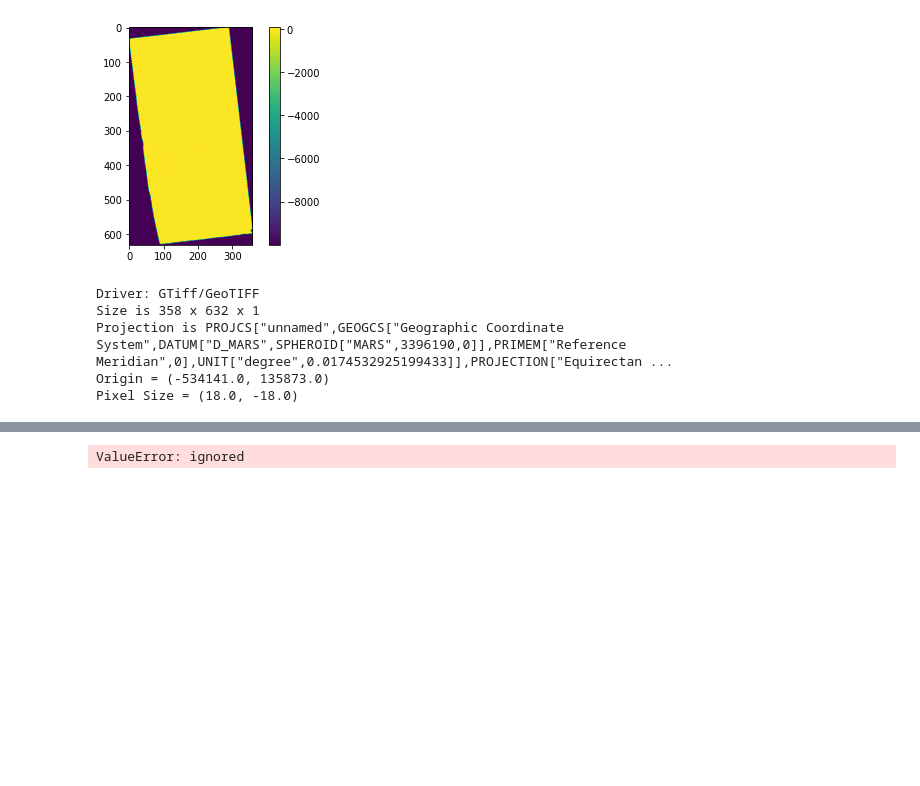
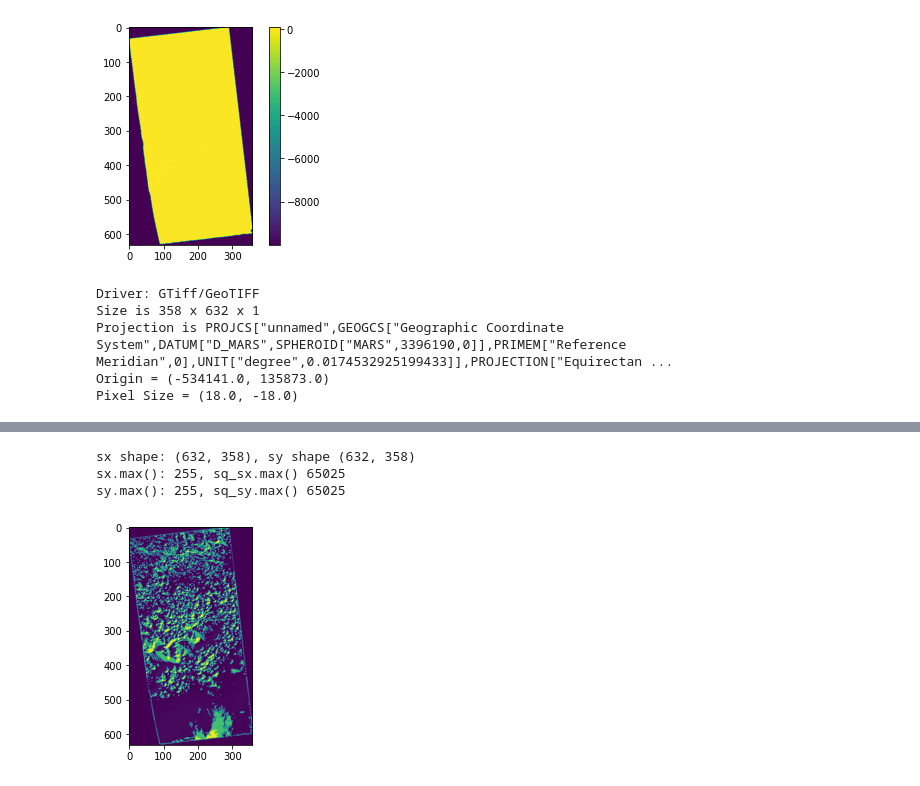
Before and after one commit to SalimFares4/Image-Segmentation, a Jupyter notebook: Code/Visualization/2D Visualization.ipynb, the cells around one changed output, grey strips where cells are left out. Saved outputs shown, nothing was run; the diff lists cells and outputs as text; code cells hidden in the pictures; blank space fills up the shorter version.

Commit message:
Don't even know what slope means anymore

```diff
--- a/Code/Visualization/2D Visualization.ipynb
+++ b/Code/Visualization/2D Visualization.ipynb
@@ -183,0 +198,27 @@ src.colorinterp[0]
+# %%
+# Get x-gradient in "sx"
+sx = ndimage.sobel(data_array_interp,axis=0,mode='constant')
+# Get y-gradient in "sy"
+sy = ndimage.sobel(data_array_interp,axis=1,mode='constant')
+# Get square root of sum of squares
+# sobel=np.hypot(sx,sy)
+print("sx shape: {}, sy shape {}".format(sx.shape, sy.shape))
+
+
+sq_sx = np.asarray([np.power(sx[i][j], 2) for i in range(sx.shape[0]) for j in range(sx.shape[1])])
+sq_sy = np.asarray([np.power(sy[i][j], 2) for i in range(sy.shape[0]) for j in range(sy.shape[1])])
+
+print("sx.max(): {}, sq_sx.max() {}".format(sx.max(), sq_sx.max()))
+print("sy.max(): {}, sq_sy.max() {}".format(sy.max(), sq_sy.max()))
+
+slope_result = np.sqrt(sq_sx+sq_sy)
+slope_result = np.reshape(slope_result, (632, 358))
+# Hopefully see some edges
+
+plt.imshow(slope_result)
+plt.show()
+# %% [output]
+sx shape: (632, 358), sy shape (632, 358)
+sx.max(): 255, sq_sx.max() 65025
+sy.max(): 255, sq_sy.max() 65025
+[figure, added]
@@ -184,12 +233,13 @@ src.colorinterp[0]
 # %%
-profile = src.profile
-profile['photometric'] = "RGB"
-with rasterio.open(dem_path+"rgb.tif", 'w', **profile) as dst:
-  dst.write(src.read())
+# import rasterio
+# src = rasterio.open(file_path)
+# src.colorinterp[0]
+# profile = src.profile
+# profile['photometric'] = "RGB"
+# with rasterio.open(dem_path+"rgb.tif", 'w', **profile) as dst:
+#   dst.write(src.read())
 
-from rasterio.enums import ColorInterp
-with rasterio.open(dem_path+"rgb.tif", 'r+', **profile) as src1:
-  src1.colorinterp = [ColorInterp.red, ColorInterp.green, ColorInterp.blue]
+# from rasterio.enums import ColorInterp
+# with rasterio.open(dem_path+"rgb.tif", 'r+', **profile) as src1:
+#   src1.colorinterp = [ColorInterp.red, ColorInterp.green, ColorInterp.blue]
-# %% [output]
-ValueError: ignored
 # %%
```
Also changed, not shown: parts of 12 cells of this notebook.
